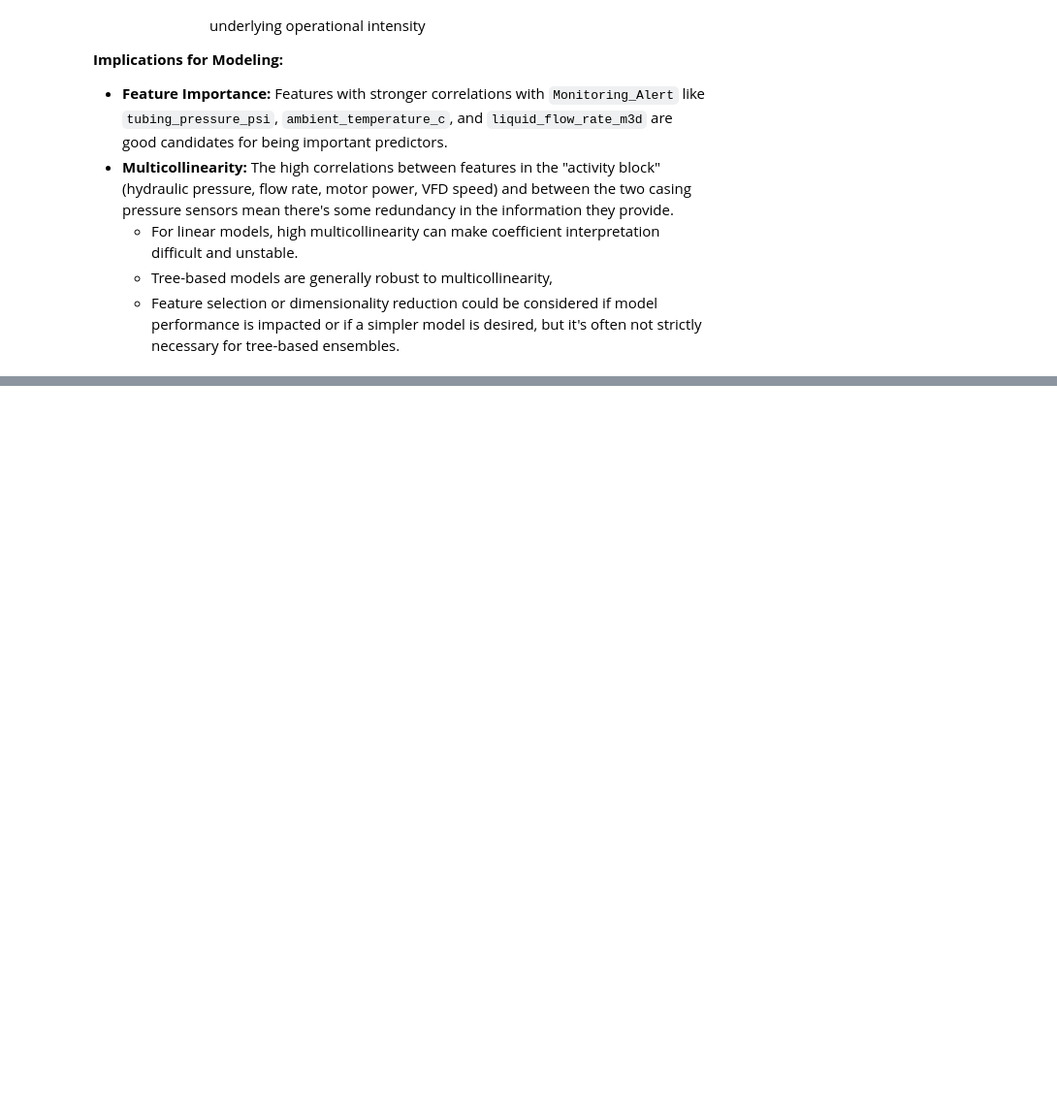
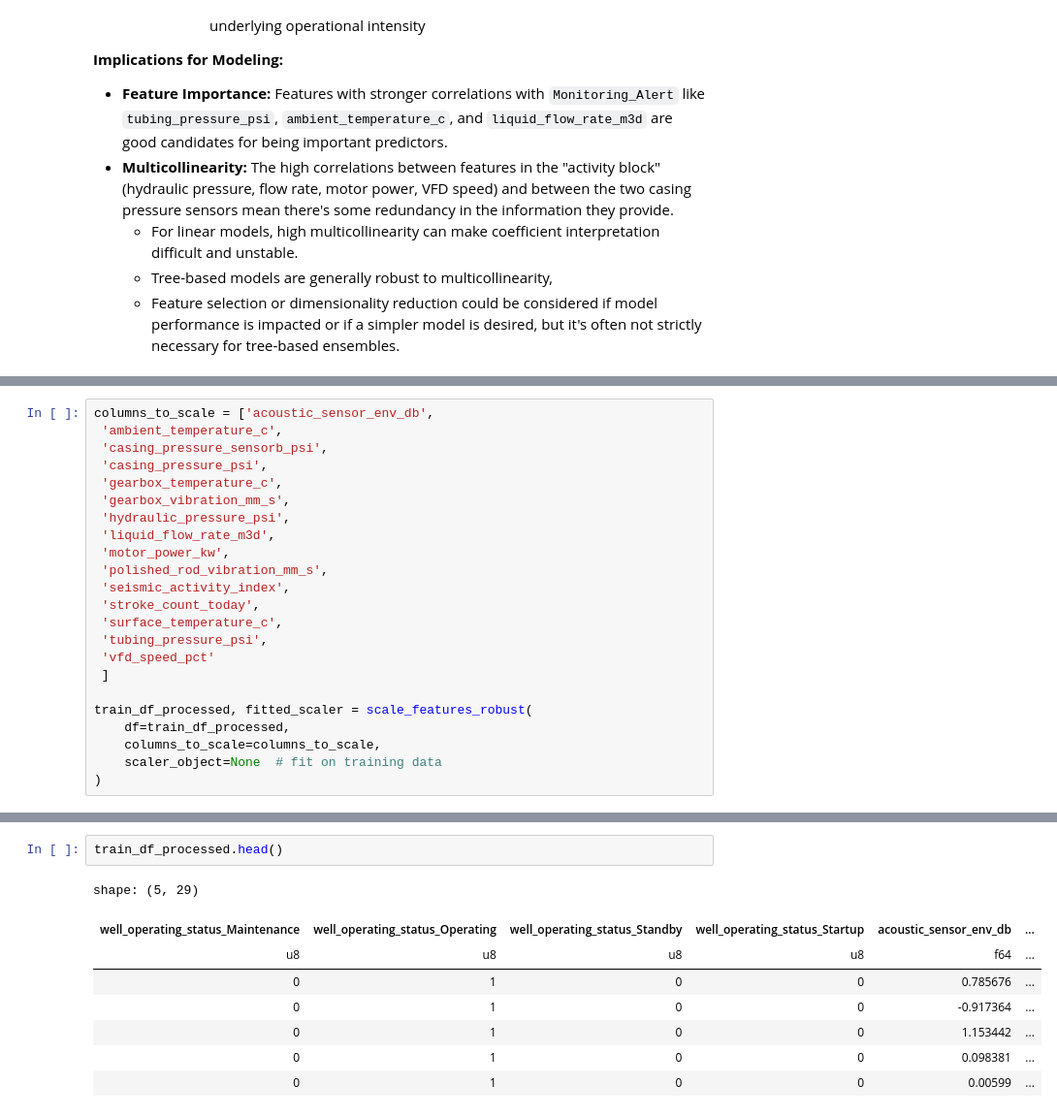
Before and after one commit to vashishtmarhwal/tech-challenge-ambyint, a Jupyter notebook: data-science/ambyint_assessment.ipynb, the cells around one changed output, grey strips where cells are left out. Shown at 97% size. Saved outputs shown, nothing was run; the diff lists cells and outputs as text; blank space fills up the shorter version.

```diff
--- a/data-science/ambyint_assessment.ipynb
+++ b/data-science/ambyint_assessment.ipynb
@@ -779,0 +899,23 @@ plt.show()
+# %%
+columns_to_scale = ['acoustic_sensor_env_db',
+ 'ambient_temperature_c',
+ 'casing_pressure_sensorb_psi',
+ 'casing_pressure_psi',
+ 'gearbox_temperature_c',
+ 'gearbox_vibration_mm_s',
+ 'hydraulic_pressure_psi',
+ 'liquid_flow_rate_m3d',
+ 'motor_power_kw',
+ 'polished_rod_vibration_mm_s',
+ 'seismic_activity_index',
+ 'stroke_count_today',
+ 'surface_temperature_c',
+ 'tubing_pressure_psi',
+ 'vfd_speed_pct'
+ ]
+
+train_df_processed, fitted_scaler = scale_features_robust(
+    df=train_df_processed,
+    columns_to_scale=columns_to_scale,
+    scaler_object=None  # fit on training data
+)
@@ -779,0 +932,11 @@ plt.show()
+# %%
+train_df_processed.head()
+# %% [output]
+shape: (5, 29)
+| well_operating_status_Maintenance | well_operating_status_Operating | well_operating_status_Standby | well_operating_status_Startup | acoustic_sensor_env_db | ... |
+| u8 | u8 | u8 | u8 | f64 | ... |
+| 0 | 1 | 0 | 0 | 0.785676 | ... |
+| 0 | 1 | 0 | 0 | -0.917364 | ... |
+| 0 | 1 | 0 | 0 | 1.153442 | ... |
+| 0 | 1 | 0 | 0 | 0.098381 | ... |
+| 0 | 1 | 0 | 0 | 0.00599 | ... |
```
Also changed, not shown: parts of 22 cells of this notebook.
